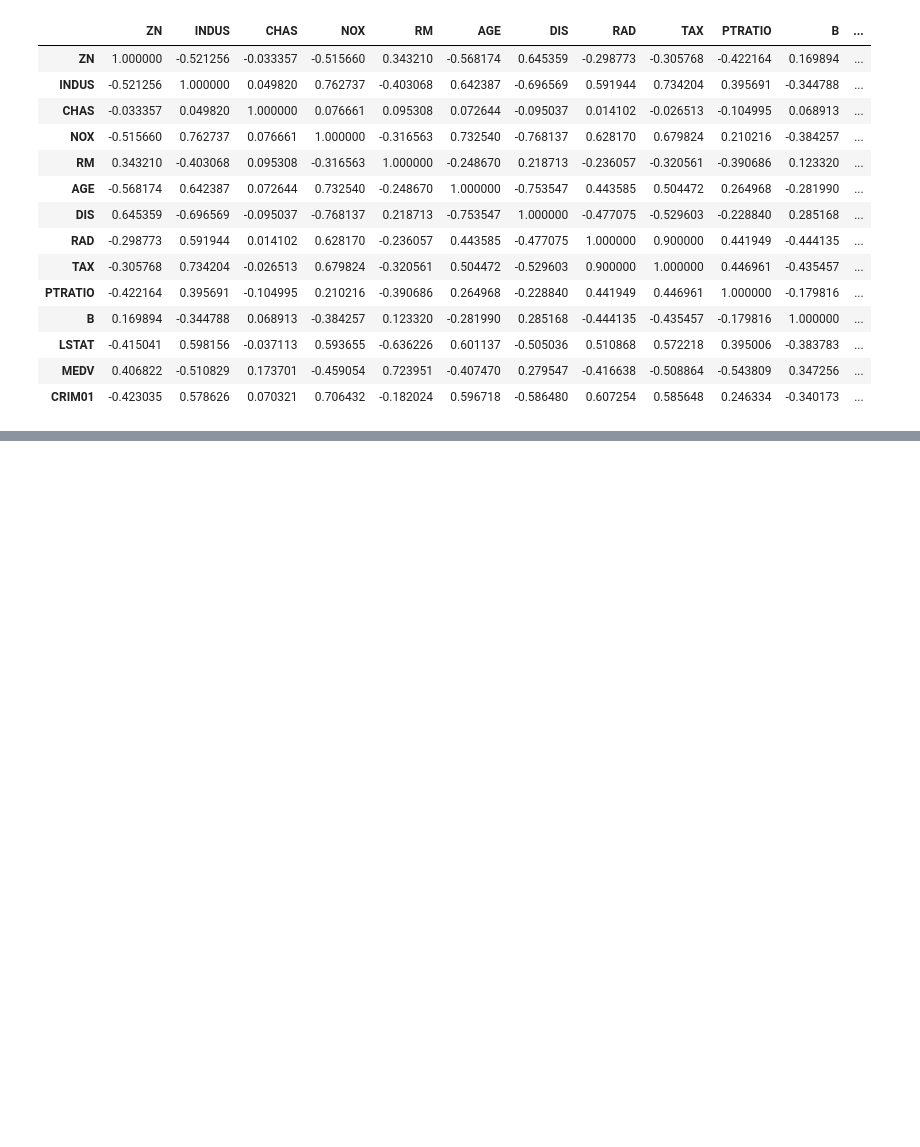
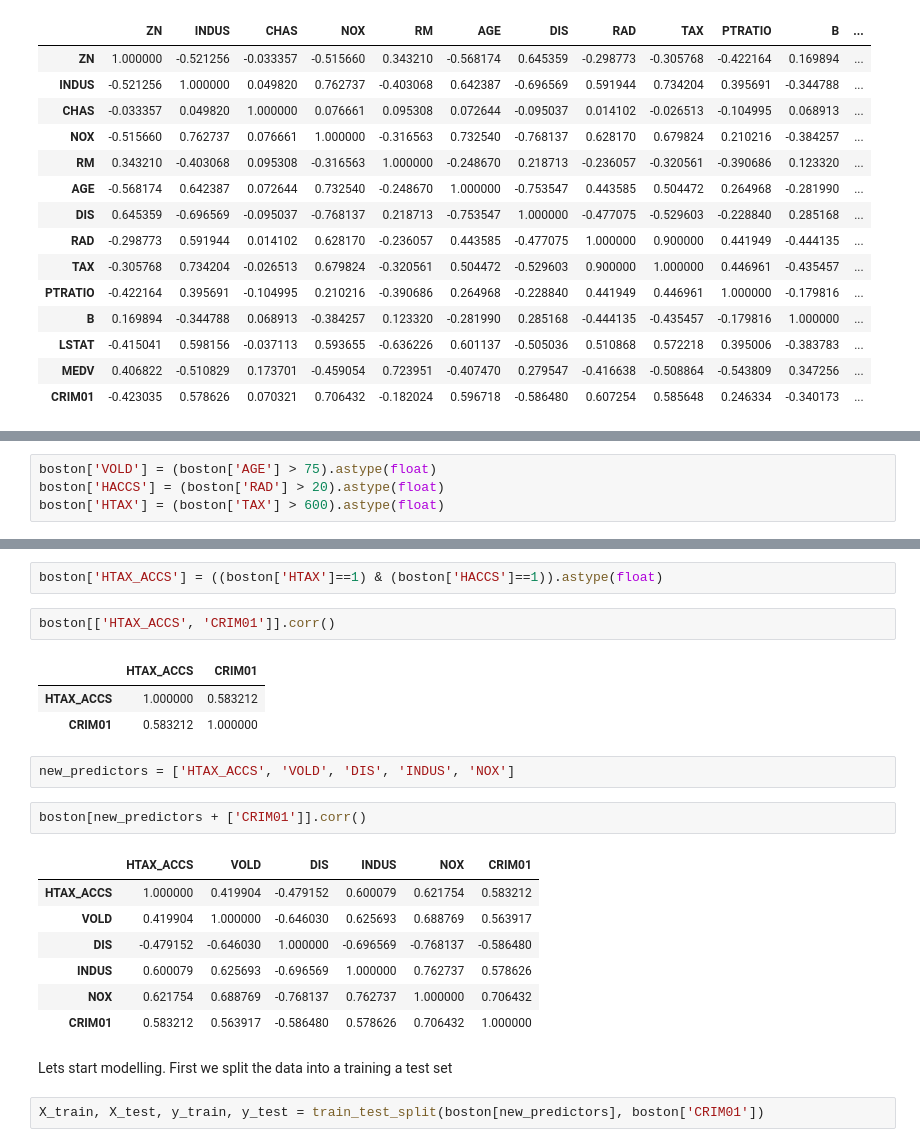
Before and after one commit to cainemerrick98/statistical_learning_problems, a Jupyter notebook: 3 classification/applied.ipynb, the cells around one changed output, grey strips where cells are left out. Saved outputs shown, nothing was run; the diff lists cells and outputs as text; blank space fills up the shorter version.

```diff
--- a/3 classification/applied.ipynb
+++ b/3 classification/applied.ipynb
@@ -525,0 +563,4 @@ pd.plotting.scatter_matrix(boston, figsize=(20, 20));
+# %%
+boston['VOLD'] = (boston['AGE'] > 75).astype(float)
+boston['HACCS'] = (boston['RAD'] > 20).astype(float)
+boston['HTAX'] = (boston['TAX'] > 600).astype(float)
@@ -525,0 +575,24 @@ pd.plotting.scatter_matrix(boston, figsize=(20, 20));
+# %%
+boston['HTAX_ACCS'] = ((boston['HTAX']==1) & (boston['HACCS']==1)).astype(float)
+# %%
+boston[['HTAX_ACCS', 'CRIM01']].corr()
+# %% [output]
+|  | HTAX_ACCS | CRIM01 |
+| HTAX_ACCS | 1.000000 | 0.583212 |
+| CRIM01 | 0.583212 | 1.000000 |
+# %%
+new_predictors = ['HTAX_ACCS', 'VOLD', 'DIS', 'INDUS', 'NOX']
+# %%
+boston[new_predictors + ['CRIM01']].corr()
+# %% [output]
+|  | HTAX_ACCS | VOLD | DIS | INDUS | NOX | CRIM01 |
+| HTAX_ACCS | 1.000000 | 0.419904 | -0.479152 | 0.600079 | 0.621754 | 0.583212 |
+| VOLD | 0.419904 | 1.000000 | -0.646030 | 0.625693 | 0.688769 | 0.563917 |
+| DIS | -0.479152 | -0.646030 | 1.000000 | -0.696569 | -0.768137 | -0.586480 |
+| INDUS | 0.600079 | 0.625693 | -0.696569 | 1.000000 | 0.762737 | 0.578626 |
+| NOX | 0.621754 | 0.688769 | -0.768137 | 0.762737 | 1.000000 | 0.706432 |
+| CRIM01 | 0.583212 | 0.563917 | -0.586480 | 0.578626 | 0.706432 | 1.000000 |
+# %% [markdown]
+Lets start modelling. First we split the data into a training a test set
+# %%
+X_train, X_test, y_train, y_test = train_test_split(boston[new_predictors], boston['CRIM01'])
```
Also changed, not shown: parts of 14 cells of this notebook.
